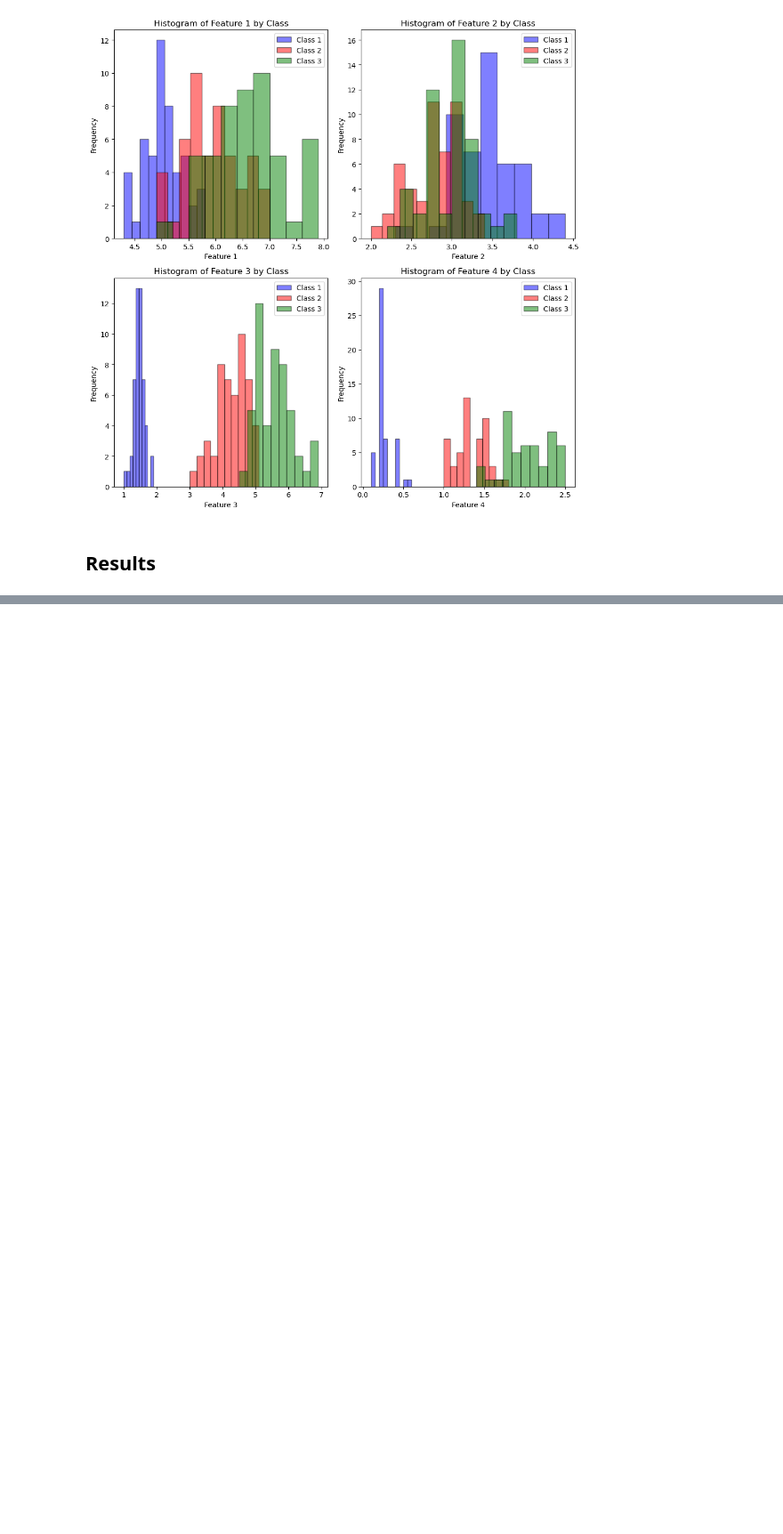
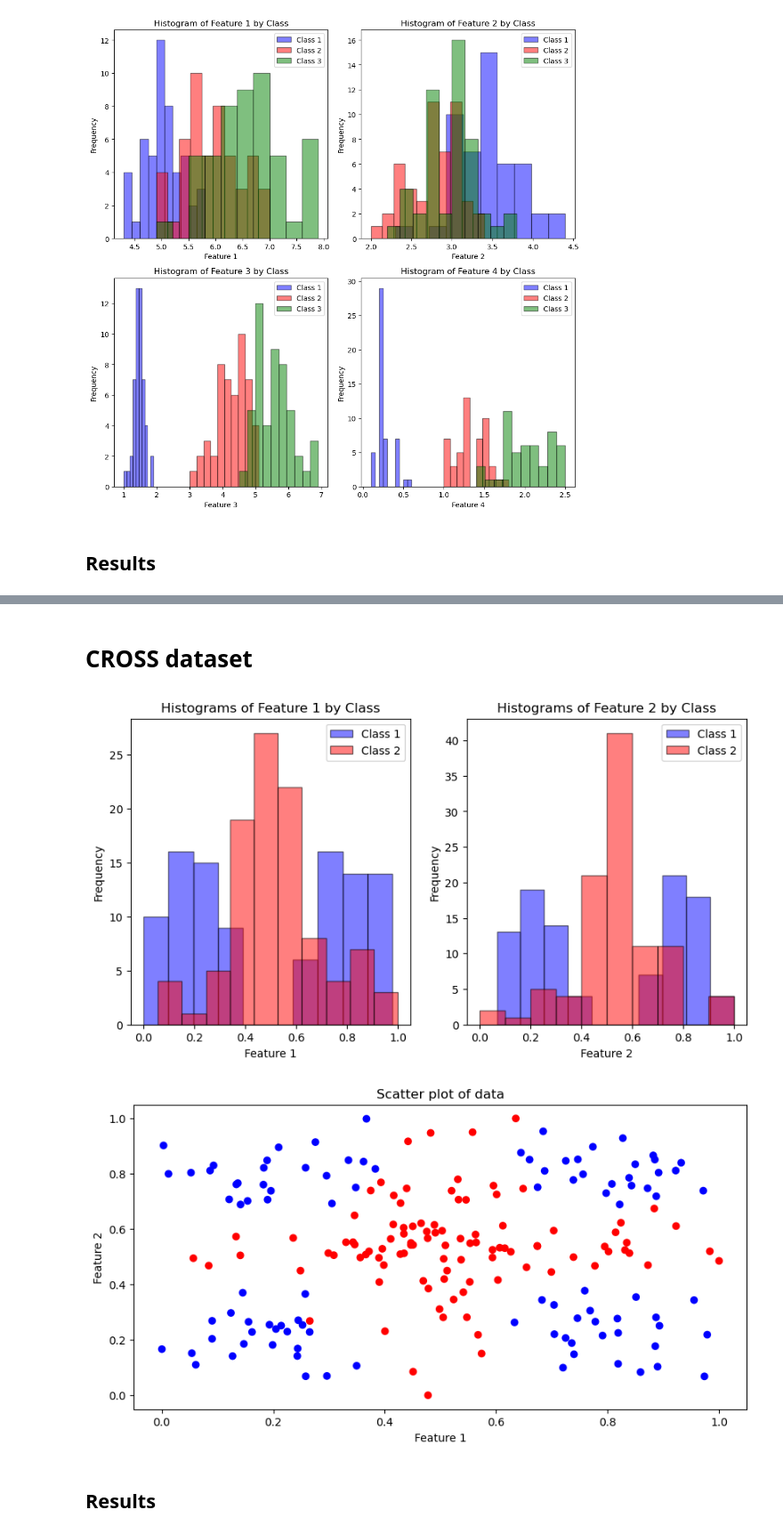
Before and after one commit to pkhamchuai/PatRecG, a Jupyter notebook: Program-HW2/HW-2-1.ipynb, the cells around one changed output, grey strips where cells are left out. Shown at 89% size. Cells and saved outputs as stored; diff of their text form; code cells hidden in the pictures; blank space fills up the shorter version.

```diff
--- a/Program-HW2/HW-2-1.ipynb
+++ b/Program-HW2/HW-2-1.ipynb
@@ -444,0 +404,50 @@ MLC accuracy: 0.93
+# %% [markdown]
+# CROSS dataset
+# %%
+file_path = "cross.pat"
+
+try:
+    with open(file_path, "r") as file:
+        content = file.read()
+        data = content.split()
+        # print(data)
+except FileNotFoundError:
+    print("File not found!")
+
+data = np.array(data).reshape(-1, 5).T
+f1 = data[1].astype(float)
+f2 = data[2].astype(float)
+class_labels = data[4].astype(int) + 1 # Convert class labels from 0-indexed to 1-indexed
+data_processed = np.array([f1, f2, class_labels]).T
+# %%
+# Separate data by class
+class1_data = [sample[:-1] for sample in data_processed if sample[-1] == 1]
+class2_data = [sample[:-1] for sample in data_processed if sample[-1] == 2]
+
+# Features (replace these labels with your actual feature names)
+feature_labels = ['Feature 1', 'Feature 2']
+
+# Create a subplot of 2x2 graphs, each with a size of 10x10
+fig, axs = plt.subplots(1, 2, figsize=(10, 5))
+
+# Plot histograms for each feature
+for i in range(len(feature_labels)):
+    ax = axs[i]
+    ax.hist([x[i] for x in class1_data], bins=10, alpha=0.5, color='blue', label='Class 1', edgecolor='black')
+    ax.hist([x[i] for x in class2_data], bins=10, alpha=0.5, color='red', label='Class 2', edgecolor='black')
+    ax.set_xlabel(feature_labels[i])
+    ax.set_ylabel('Frequency')
+    ax.set_title(f'Histograms of {feature_labels[i]} by Class')
+    ax.legend()
+    # ax.grid(True)
+
+# plot scatter plot of data
+plt.figure(figsize=(10, 5))
+plt.title("Scatter plot of data")
+plt.xlabel("Feature 1")
+plt.ylabel("Feature 2")
+plt.scatter(f1, f2, c=class_labels, cmap='bwr')
+plt.show()
+# %% [output]
+[figure, added]
+[figure, added]
@@ -444,0 +545,2 @@ MLC accuracy: 0.93
+# %% [markdown]
+## Results
```
Also changed, not shown: parts of 16 cells of this notebook, 40 other files.
